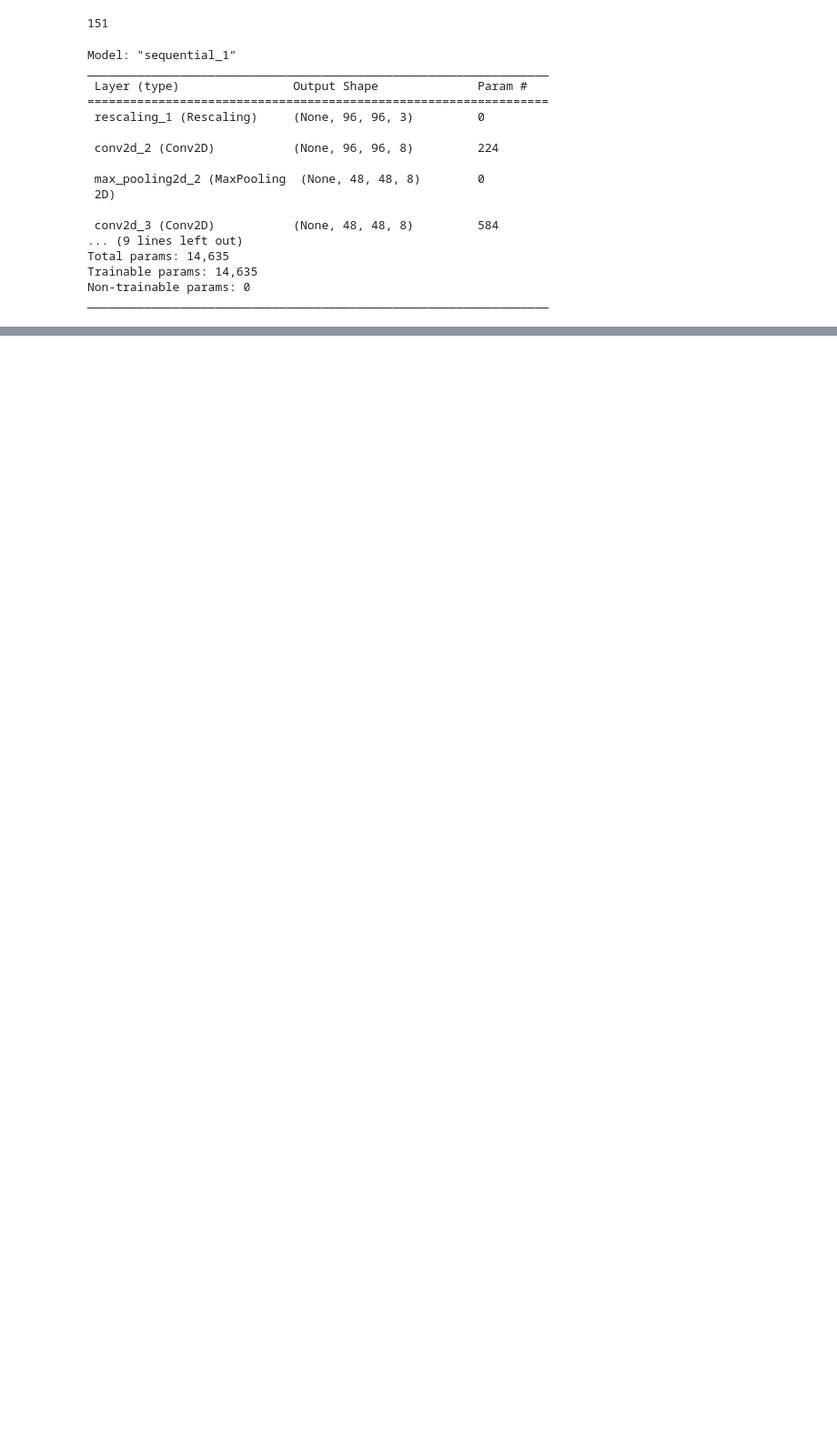
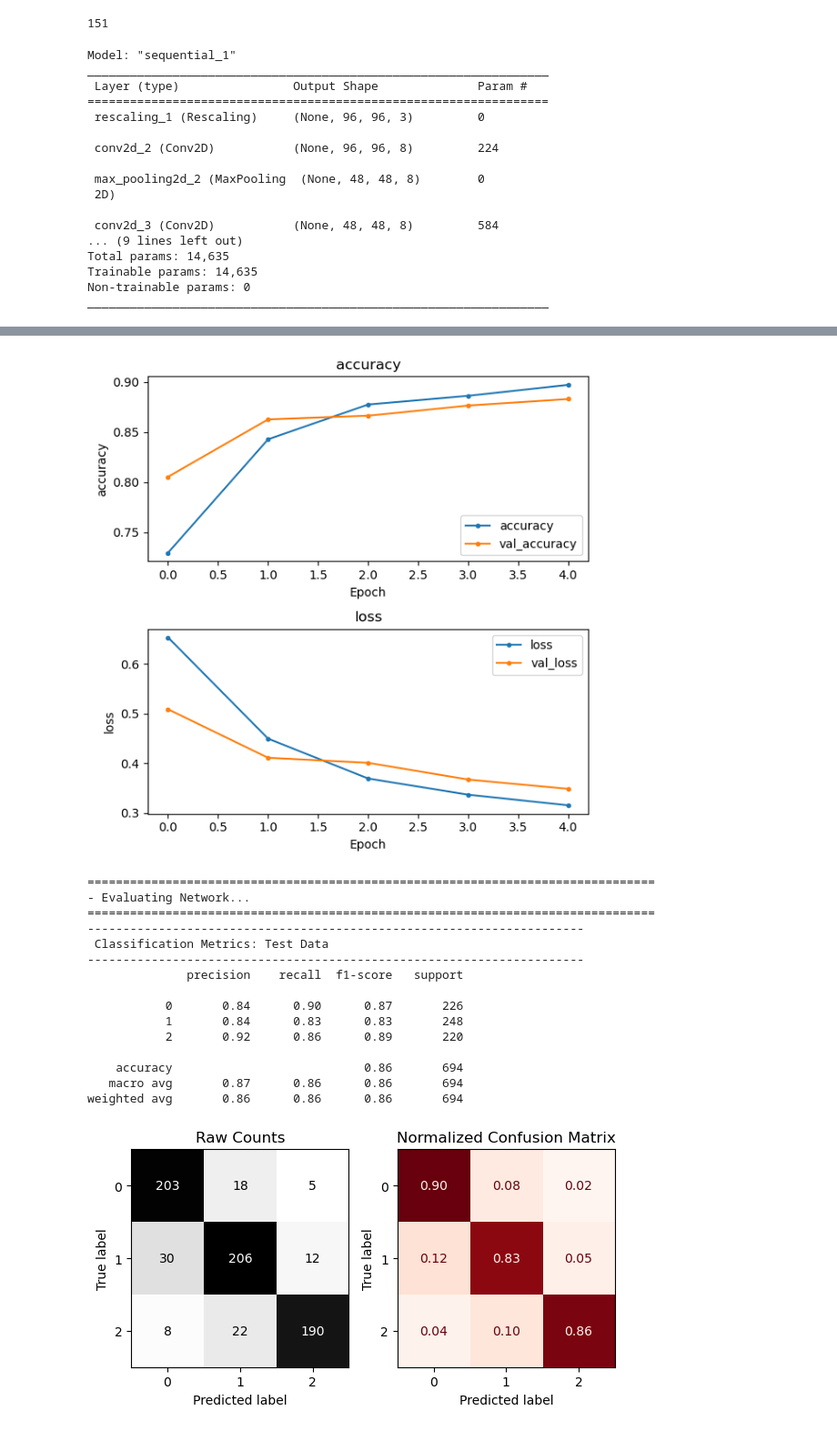
Before and after one commit to purvikansara/CNN, a Jupyter notebook: tensorflow_obj.ipynb, the cells around one changed output, grey strips where cells are left out. Shown at 91% size. Saved outputs shown, nothing was run; the diff lists cells and outputs as text; code cells hidden in the pictures; blank space fills up the shorter version.

```diff
--- a/tensorflow_obj.ipynb
+++ b/tensorflow_obj.ipynb
@@ -385,0 +399,5 @@ The optimized dataset was 3.27 times faster!
+# %%
+# Iterating through dataset object to separate image data from label data
+for images, labels in test_ds.as_numpy_iterator():
+    print(f'Image data shape is {images.shape}')
+    print(f'Label data shape is {labels.shape}')
@@ -385,0 +428,4 @@ The optimized dataset was 3.27 times faster!
+# %%
+# Obtain predictions from images
+y_probs = model2.predict(images, batch_size=1)
+y_probs[0]
@@ -385,0 +456,8 @@ The optimized dataset was 3.27 times faster!
+# %%
+%%time
+# Using the function
+y_test, y_pred_test = get_true_pred_labels(model2, test_ds)
+print(f'Shape of y_test: {y_test.shape}')
+print(f'Example of y_test: {y_test[0]}')
+print(f'Shape of y_pred_test {y_pred_test.shape}')
+print(f'Example of y_pred_test {y_pred_test[0]}')
@@ -385,0 +473,18 @@ The optimized dataset was 3.27 times faster!
+# %%
+def convert_y_to_sklearn_classes(y, verbose=False):
+    # If already one-dimension
+    if np.ndim(y)==1:
+        if verbose:
+            print("- y is 1D, using it as-is.")
+        return y
+
+    # If 2 dimensions with more than 1 column:
+    elif y.shape[1]>1:
+        if verbose:
+            print("- y is 2D with >1 column. Using argmax for metrics.")
+        return np.argmax(y, axis=1)
+
+    else:
+        if verbose:
+            print("y is 2D with 1 column. Using round for metrics.")
+        return np.round(y).flatten().astype(int)
@@ -385,0 +679,21 @@ The optimized dataset was 3.27 times faster!
+# %%
+# Testing with the CNN + Dataset
+evaluate_classification_network(model2, X_test=test_ds, history=history);
+# %% [output]
+[figure, added]
+================================================================================
+- Evaluating Network...
+================================================================================
+----------------------------------------------------------------------
+ Classification Metrics: Test Data
+----------------------------------------------------------------------
+              precision    recall  f1-score   support
+
+           0       0.84      0.90      0.87       226
+           1       0.84      0.83      0.83       248
+           2       0.92      0.86      0.89       220
+
+    accuracy                           0.86       694
+   macro avg       0.87      0.86      0.86       694
+weighted avg       0.86      0.86      0.86       694
+[figure, added]
```
Also changed, not shown: parts of 17 cells of this notebook.
